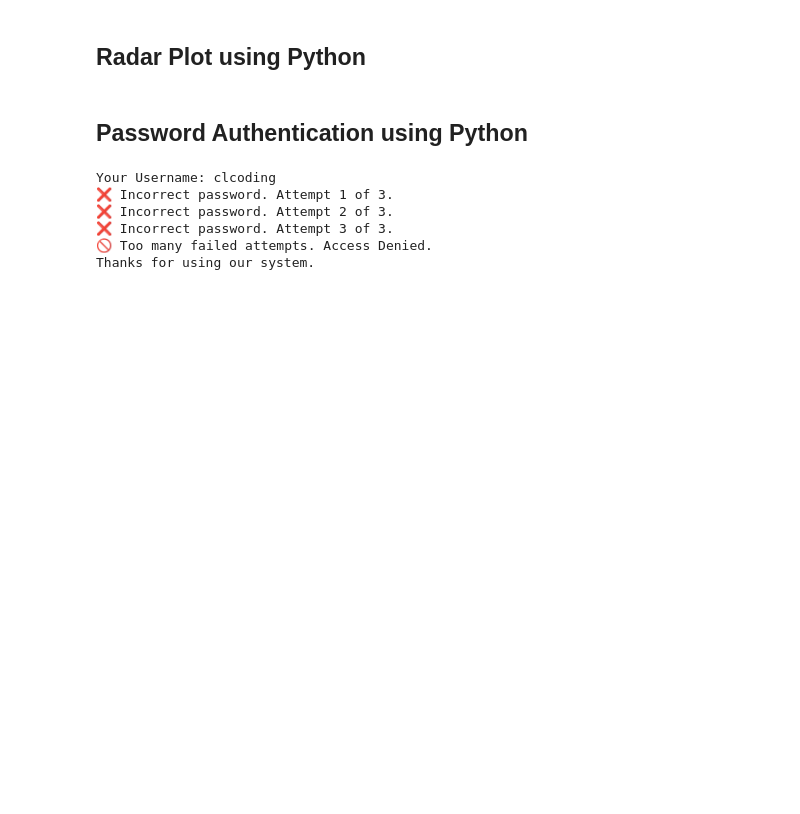
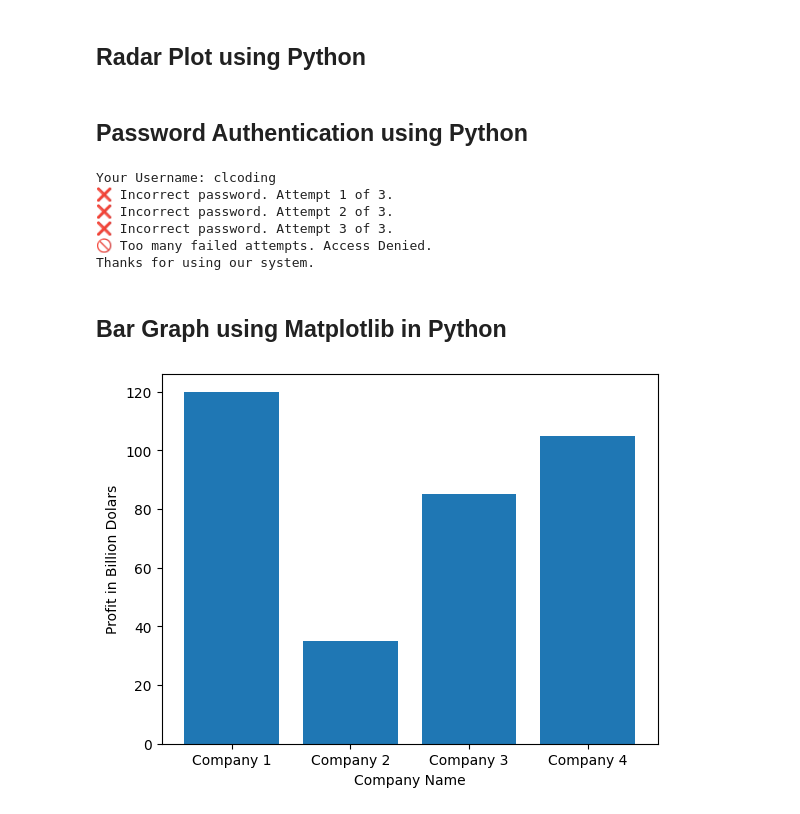
Before and after one commit to masrik-dev/Data-and-information-visualization, a Jupyter notebook: Data and information visualization.ipynb, the cells around one changed output. Cells and saved outputs as stored; diff of their text form; code cells hidden in the pictures; blank space fills up the shorter version.

```diff
--- a/Data and information visualization.ipynb
+++ b/Data and information visualization.ipynb
@@ -315,3 +315,24 @@ Your Username: clcoding
 ❌ Incorrect password. Attempt 3 of 3.
 🚫 Too many failed attempts. Access Denied.
 Thanks for using our system.
+# %% [markdown]
+## Bar Graph using Matplotlib in Python
+# %%
+import matplotlib.pyplot as plt
+
+# Set up the data
+labels = ('Company 1', 'Company 2', 'Company 3', 'Company 4')
+index = (1, 2, 3, 4) # provide locations on x axis
+size = [120, 35, 85, 105]
+
+# Set up the bar chart
+plt.bar(index, size, tick_label=labels)
+
+# Configure the layout
+plt.ylabel('Profit in Billion Dolars')
+plt.xlabel('Company Name')
+
+# Display teh chart
+plt.show()
+# %% [output]
+[figure, added]
```
